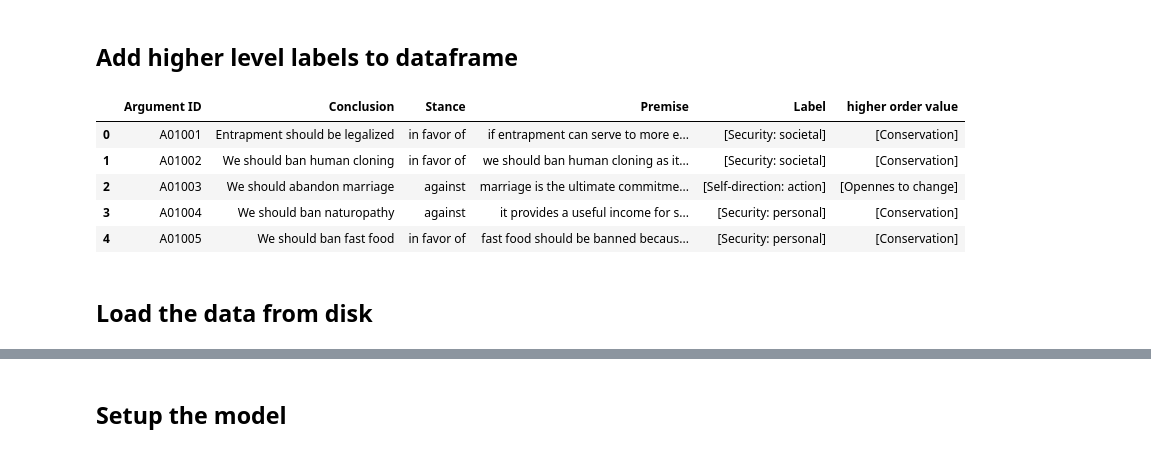
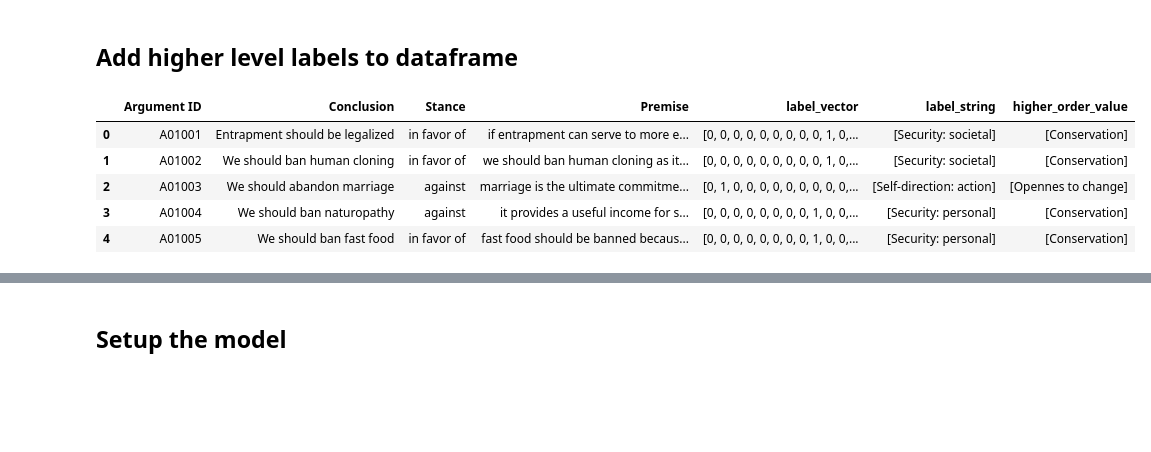
Before and after one commit to AbhishekRS4/LTP_Project_Group_6, a Jupyter notebook: task_1/data.ipynb, the cells around one changed output, grey strips where cells are left out. Saved outputs shown, nothing was run; the diff lists cells and outputs as text; code cells hidden in the pictures; blank space fills up the shorter version.

```diff
--- a/task_1/data.ipynb
+++ b/task_1/data.ipynb
@@ -151,0 +129,6 @@ labels = [label for label in labels if label != 'Argument ID' and label != 'Stri
+# %%
+train['label_vector'] = label_to_vector(labels_training)
+validation['label_vector'] = label_to_vector(labels_validation)
+validation_zhihu['label_vector'] = label_to_vector(labels_validation_zhihu)
+test['label_vector'] = label_to_vector(labels_test)
+train.head()
@@ -152,14 +142,2 @@ labels = [label for label in labels if label != 'Argument ID' and label != 'Stri
 # %% [markdown]
 ## Combine the data and labels into a single dataframe
-# %%
-converted_labels_train = convert_binary_labels_to_string(labels_training)
-train = combine_columns(arguments_training, converted_labels_train)
-
-converted_labels_validation = convert_binary_labels_to_string(labels_validation)
-validation = combine_columns(arguments_validation, converted_labels_validation)
-
-converted_labels_validation_zhihu = convert_binary_labels_to_string(labels_validation_zhihu)
-validation_zhihu = combine_columns(arguments_validation_zhihu, converted_labels_validation_zhihu)
-
-converted_labels_test = convert_binary_labels_to_string(labels_test)
-test = combine_columns(arguments_test, converted_labels_test)
@@ -174,0 +144,7 @@ train.head()
+# %%
+train['label_string'] = convert_binary_labels_to_string(labels_training)
+validation['label_string'] = convert_binary_labels_to_string(labels_validation)
+validation_zhihu['label_string'] = convert_binary_labels_to_string(labels_validation_zhihu)
+test['label_string'] = convert_binary_labels_to_string(labels_test)
+
+train.head()
@@ -175,30 +158,28 @@ train.head()
 # %% [markdown]
 ## Add higher level labels to dataframe
 # %%
-higher_order_values_df = pd.DataFrame(columns=['higher order value', 'value category'])
+higher_order_values_df = pd.DataFrame(columns=['higher_order_value', 'value_category'])
 for higher_order_value in HIGHER_ORDER_VALUES_AND_SUB:
     for value_category in HIGHER_ORDER_VALUES_AND_SUB[higher_order_value]:
-        higher_order_values_df = higher_order_values_df.append({'higher order value': higher_order_value, 'value category': value_category}, ignore_index=True)
+        higher_order_values_df = higher_order_values_df.append({'higher_order_value': higher_order_value, 'value_category': value_category}, ignore_index=True)
 
 # higher_order_values_df
 # %%
-# add the higher order values to the labels of the training, validation and test set
+# # add the higher order values to the labels of the training, validation and test set
 def add_higher_order_values(df):
-    df['higher order value'] = df['Label'].apply(lambda x: higher_order_values_df[higher_order_values_df['value category'].isin(x)]['higher order value'].unique())
+    df['higher_order_value'] = df['label_string'].apply(lambda x: higher_order_values_df[higher_order_values_df['value_category'].isin(x)]['higher_order_value'].unique())
     return df
 
 train = add_higher_order_values(train)
-validation = add_higher_order_values(validation)
-validation_zhihu = add_higher_order_values(validation_zhihu)
-test = add_higher_order_values(test)
+# validation = add_higher_order_values(validation)
+# validation_zhihu = add_higher_order_values(validation_zhihu)
+# test = add_higher_order_values(test)
 
 train.head()
 # %% [output]
-|  | Argument ID | Conclusion | Stance | Premise | Label | higher order value |
-| 0 | A01001 | Entrapment should be legalized | in favor of | if entrapment can serve to more e... | [Security: societal] | [Conservation] |
-| 1 | A01002 | We should ban human cloning | in favor of | we should ban human cloning as it... | [Security: societal] | [Conservation] |
-| 2 | A01003 | We should abandon marriage | against | marriage is the ultimate commitme... | [Self-direction: action] | [Opennes to change] |
-| 3 | A01004 | We should ban naturopathy | against | it provides a useful income for s... | [Security: personal] | [Conservation] |
-| 4 | A01005 | We should ban fast food | in favor of | fast food should be banned becaus... | [Security: personal] | [Conservation] |
+|  | Argument ID | Conclusion | Stance | Premise | label_vector | label_string | higher_order_value |
+| 0 | A01001 | Entrapment should be legalized | in favor of | if entrapment can serve to more e... | [0, 0, 0, 0, 0, 0, 0, 0, 0, 1, 0,... | [Security: societal] | [Conservation] |
+| 1 | A01002 | We should ban human cloning | in favor of | we should ban human cloning as it... | [0, 0, 0, 0, 0, 0, 0, 0, 0, 1, 0,... | [Security: societal] | [Conservation] |
+| 2 | A01003 | We should abandon marriage | against | marriage is the ultimate commitme... | [0, 1, 0, 0, 0, 0, 0, 0, 0, 0, 0,... | [Self-direction: action] | [Opennes to change] |
+| 3 | A01004 | We should ban naturopathy | against | it provides a useful income for s... | [0, 0, 0, 0, 0, 0, 0, 0, 1, 0, 0,... | [Security: personal] | [Conservation] |
+| 4 | A01005 | We should ban fast food | in favor of | fast food should be banned becaus... | [0, 0, 0, 0, 0, 0, 0, 0, 1, 0, 0,... | [Security: personal] | [Conservation] |
-# %% [markdown]
-## Load the data from disk
```
Also changed, not shown: parts of 26 cells of this notebook, 14 other files.
